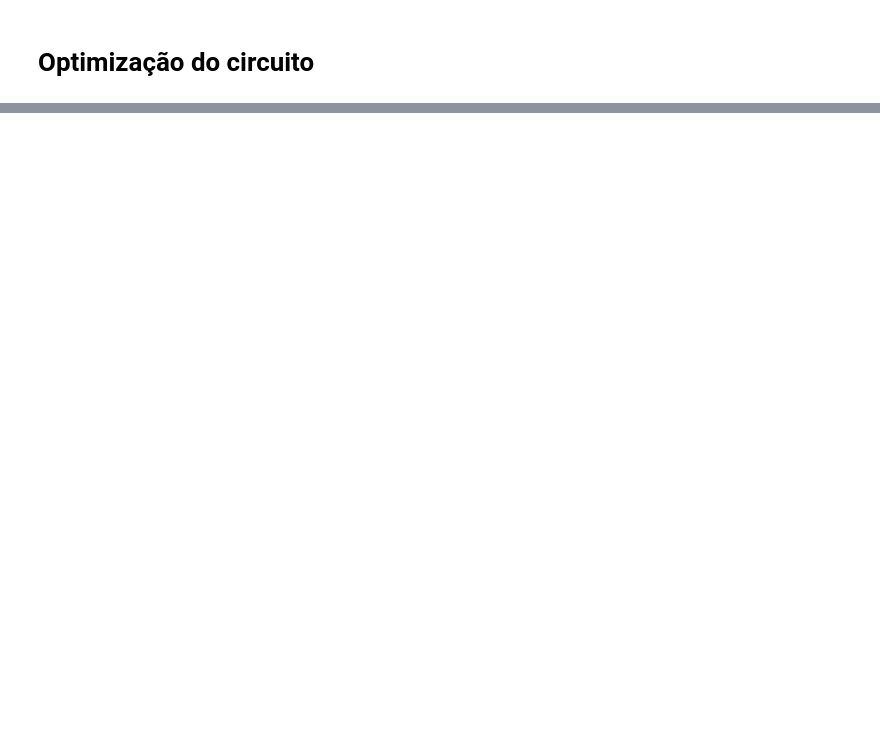
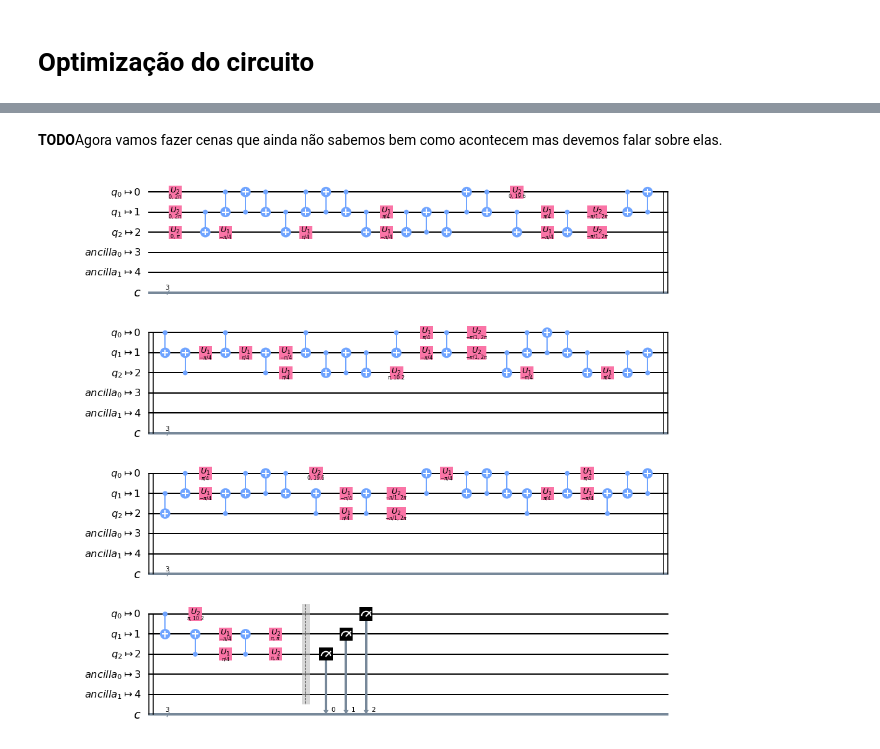
Before and after one commit to SiIky/ic-1920-tp, a Jupyter notebook: tp2/TP2.ipynb, the cells around one changed output, grey strips where cells are left out. Saved outputs shown, nothing was run; the diff lists cells and outputs as text; code cells hidden in the pictures; blank space fills up the shorter version.

```diff
--- a/tp2/TP2.ipynb
+++ b/tp2/TP2.ipynb
@@ -237,0 +385,9 @@ Como se pode verificar, houve um aumento significativo entre aplicar uma e duas
+# %% [markdown]
+**TODO**Agora vamos fazer cenas que ainda não sabemos bem como acontecem mas devemos falar sobre elas.
+# %%
+from qiskit.compiler import transpile
+
+circuit_real = transpile(circuit, backend=backend_device)
+circuit_real.draw(output='mpl', scale=0.5)
+# %% [output]
+[figure, added]
```
Also changed, not shown: parts of 26 cells of this notebook.
